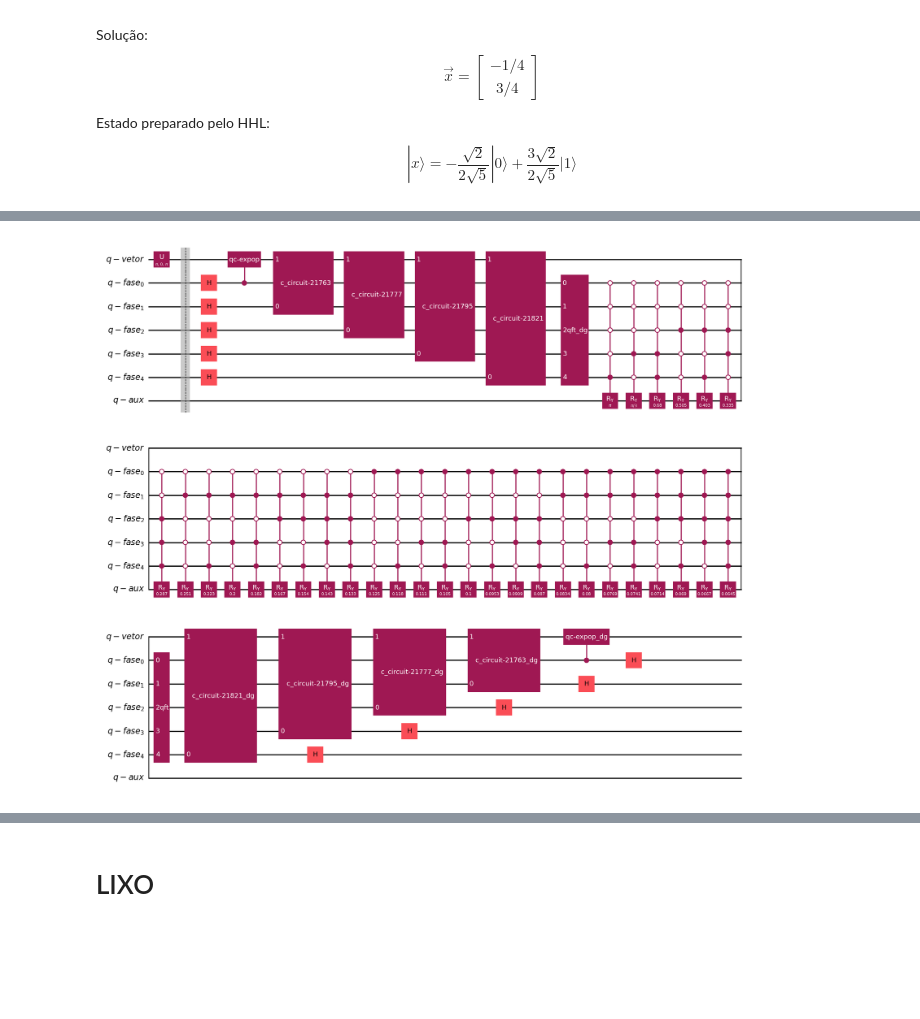
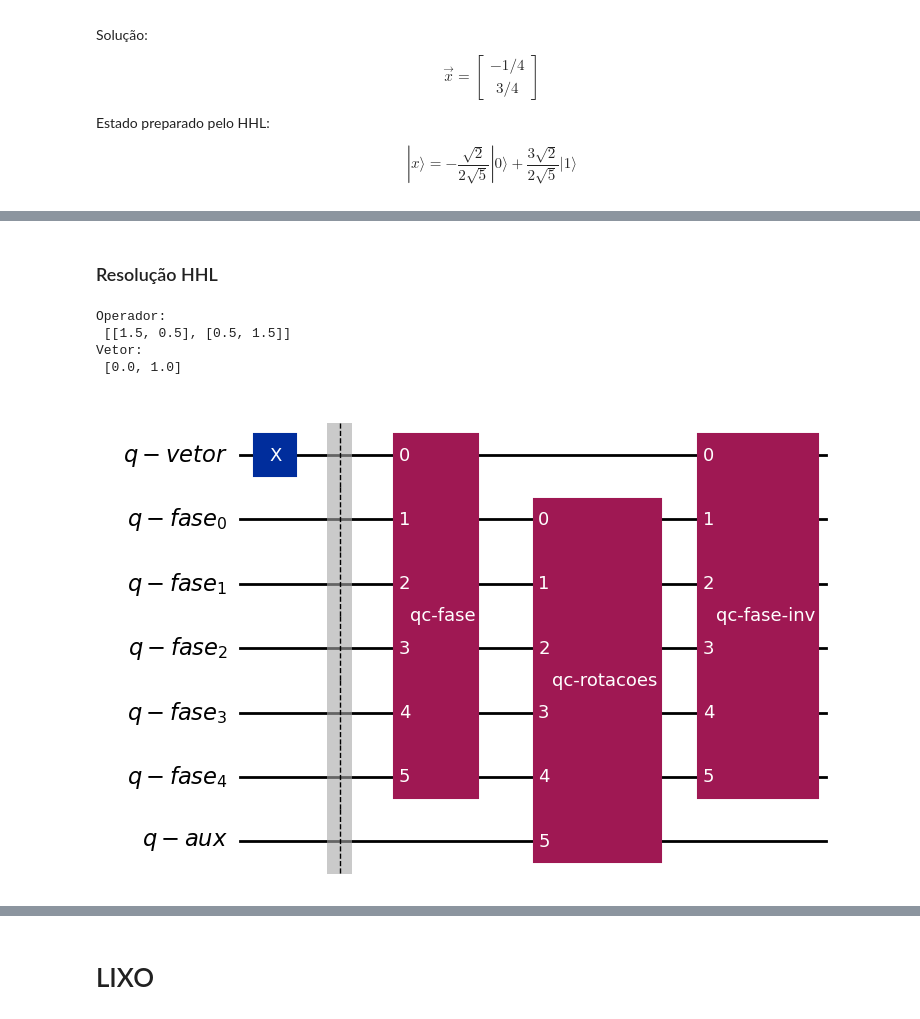
Before and after one commit to LucioFassarella/Qiskit, a Jupyter notebook: Qiskit_HHL.ipynb, the cells around one changed output, grey strips where cells are left out. Drawn from its saved outputs; the diff is of its cells as text; code cells hidden in the pictures; blank space fills up the shorter version.

```diff
--- a/Qiskit_HHL.ipynb
+++ b/Qiskit_HHL.ipynb
@@ -1084,26 +1156,35 @@ $$
+# %% [markdown]
+### Resolução HHL
 # %%
 # Dados do problema
 
 operador = [
-    [3./2 , 1.0/2],
-    [1.0/2 , 3./2]
+    [3./2 , 1./2],
+    [1./2 , 3./2]
 ]
+vetor = [0.,1.]
+print("Operador:\n", operador)
+print("Vetor:\n", vetor)
 
 t1 = 2.46
-qc_expoperador = quantiza_expoperador(operador, tempo = t1)
+qc_expoperador = quantiza_expoperador(operador, tempo = 1/t1)
 
-vetor = [0.0,1.0]
 
 qc_vetor = QuantumCircuit(1)
 qc_vetor.x(0)
 
 # Circuito
 
 qc = QCHHL(qc_expoperador, qc_vetor, qubits_vetor = 1, qubits_fase = 5, t0 = None)
 
-qc.decompose().draw('mpl')
+qc.draw('mpl')
+#qc.decompose().draw('mpl)
 # %% [output]
+Operador:
+ [[1.5, 0.5], [0.5, 1.5]]
+Vetor:
+ [0.0, 1.0]
-[figure, old version]
+[figure, new version]
 # %%
 qc.measure_all()
 
```
Also changed, not shown: parts of 8 cells of this notebook.
